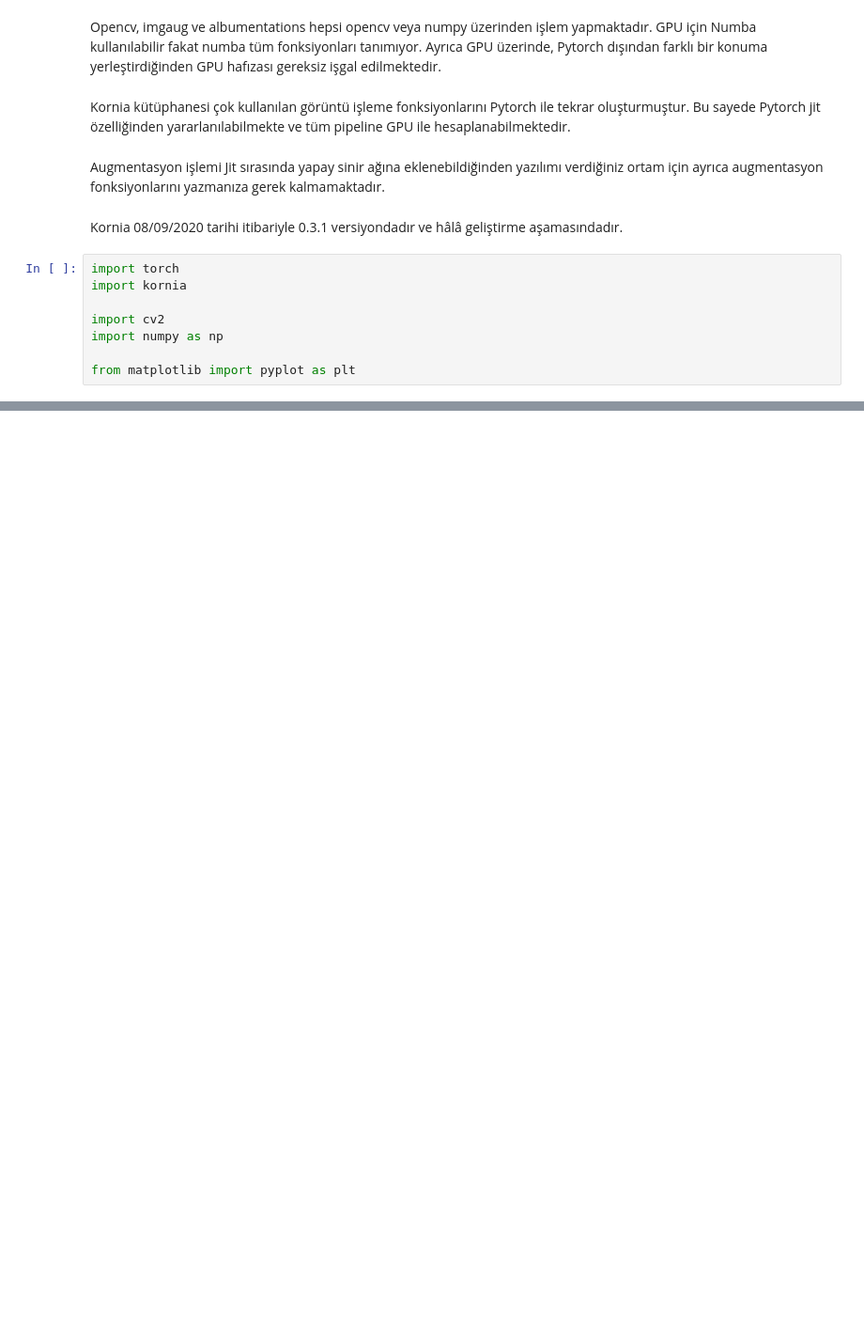
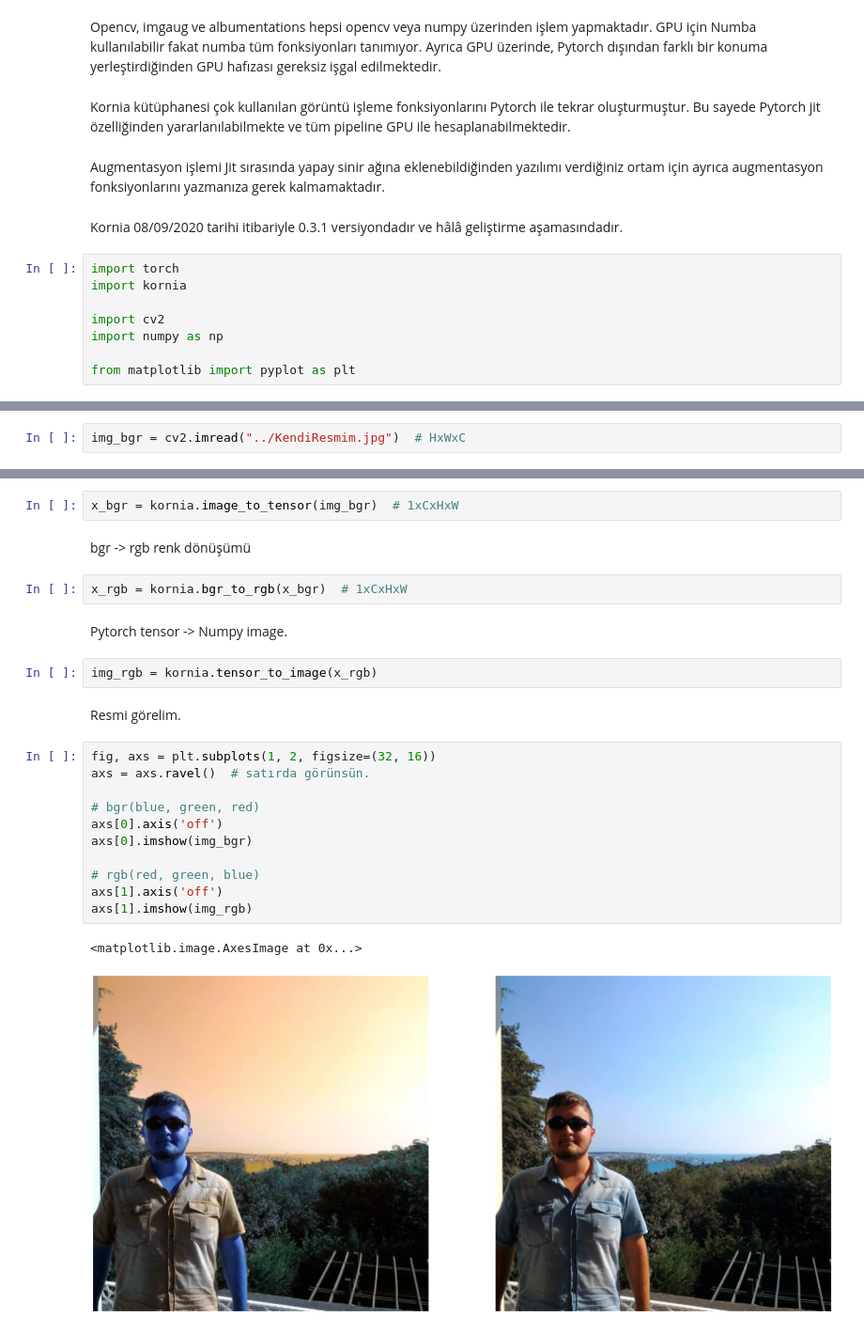
Before and after one commit to develooper1994/kornia_exercises, a Jupyter notebook: hello_world/hello_world.ipynb, the cells around one changed output, grey strips where cells are left out. Shown at 94% size. Cells and saved outputs as stored; diff of their text form; blank space fills up the shorter version.

```diff
--- a/hello_world/hello_world.ipynb
+++ b/hello_world/hello_world.ipynb
@@ -25,0 +31,2 @@ img_bgr =
+# %%
+img_bgr = cv2.imread("../KendiResmim.jpg")  # HxWxC
@@ -25,0 +35,26 @@ img_bgr =
+# %%
+x_bgr = kornia.image_to_tensor(img_bgr)  # 1xCxHxW
+# %% [markdown]
+bgr -> rgb renk dönüşümü
+# %%
+x_rgb = kornia.bgr_to_rgb(x_bgr)  # 1xCxHxW
+# %% [markdown]
+Pytorch tensor -> Numpy image.
+# %%
+img_rgb = kornia.tensor_to_image(x_rgb)
+# %% [markdown]
+Resmi görelim.
+# %%
+fig, axs = plt.subplots(1, 2, figsize=(32, 16))
+axs = axs.ravel()  # satırda görünsün.
+
+# bgr(blue, green, red)
+axs[0].axis('off')
+axs[0].imshow(img_bgr)
+
+# rgb(red, green, blue)
+axs[1].axis('off')
+axs[1].imshow(img_rgb)
+# %% [output]
+<matplotlib.image.AxesImage at 0x...>
+[figure, added]
```
Also changed, not shown: parts of 4 cells of this notebook, 1 other file.
